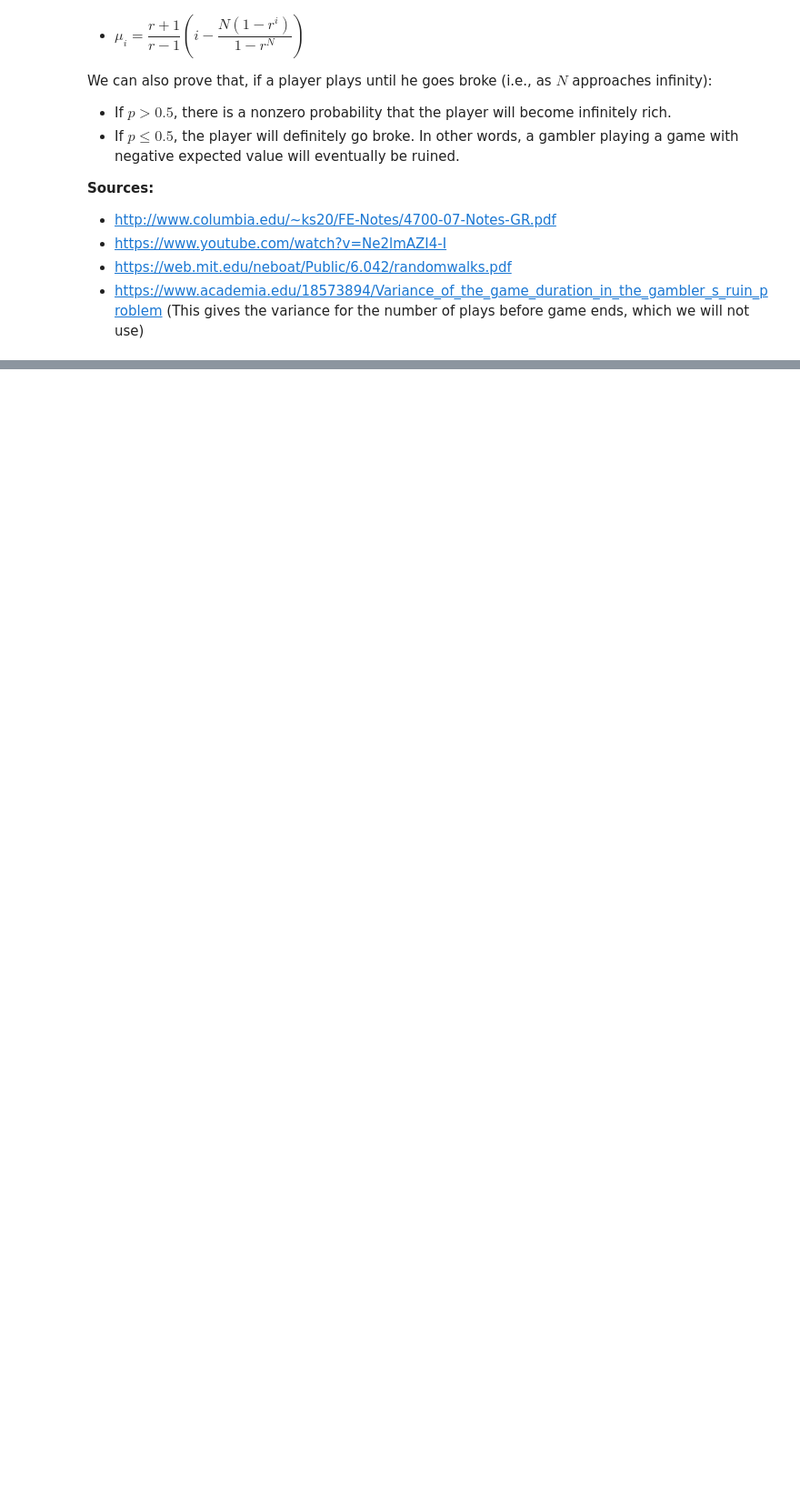
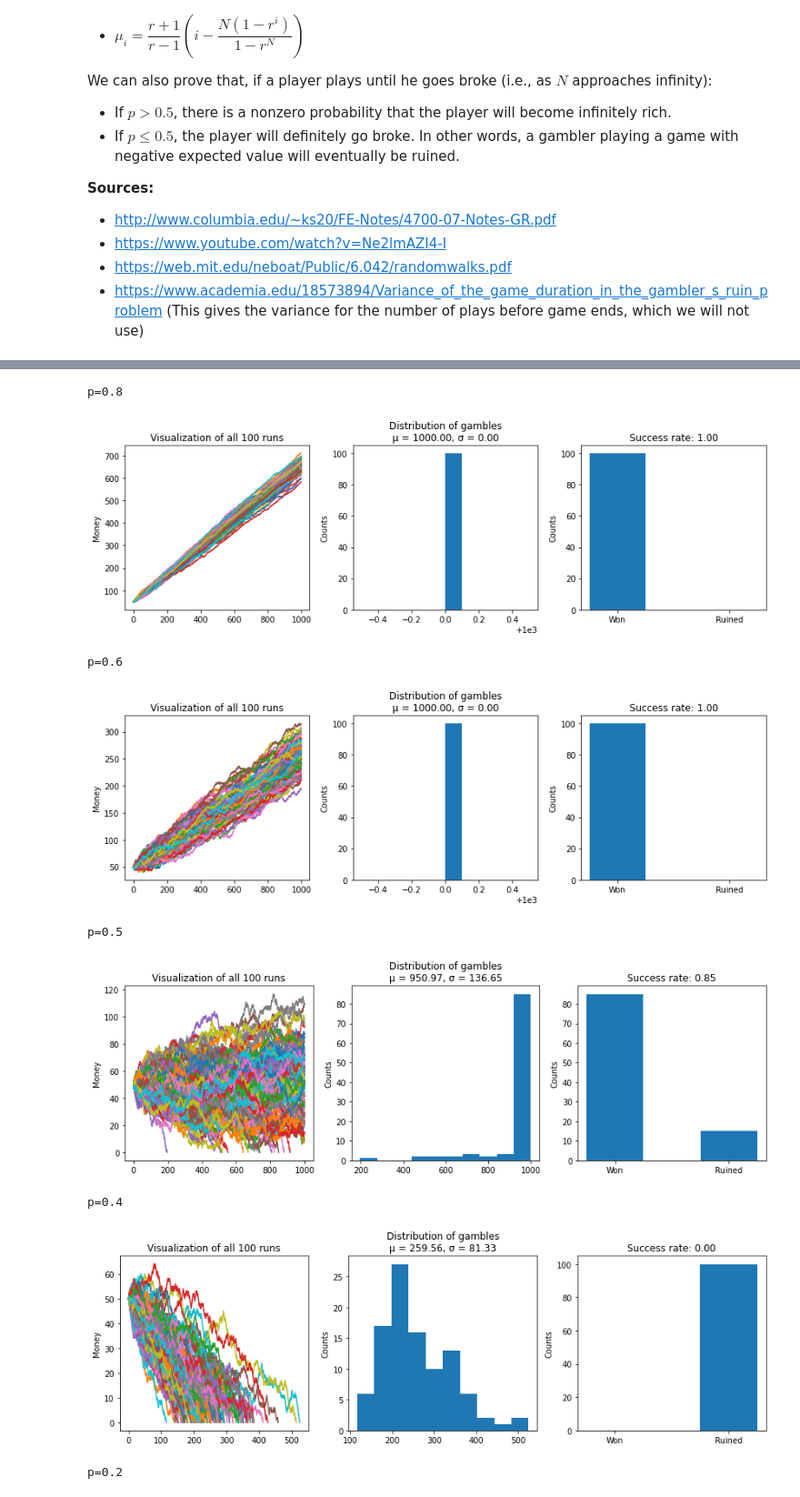
Before and after one commit to kubrian/central-weiner-theorem, a Jupyter notebook: Central Weiner Theorem.ipynb, the cells around one changed output, grey strips where cells are left out. Shown at 91% size. Saved outputs shown, nothing was run; the diff lists cells and outputs as text; code cells hidden in the pictures; blank space fills up the shorter version.

```diff
--- a/Central Weiner Theorem.ipynb
+++ b/Central Weiner Theorem.ipynb
@@ -407,0 +314,27 @@ Probability of not getting ruined by 1000 plays =  0.0
+# %%
+def single_gambler_ruin_infinite(i=10,p=0.5,max_step=1000):
+    # Highly similar to finite version, except modified exit condition
+    fortune_list = [i]
+    while len(fortune_list) < max_step:
+        # Reusing random walk code!
+        fortune_list.append(next_pos(fortune_list[-1],p))
+        if fortune_list[-1] == 0:
+            break
+    return np.array(fortune_list)
+
+def gamblers_ruin_infinite(i=50, p=0.7, runs=100, max_step=1000):
+    return np.array([single_gambler_ruin_infinite(i,p,max_step) for _ in range(runs)],dtype=object)
+
+for p in [0.8,0.6,0.5,0.4,0.2]:
+    print(f'p={p}')
+    plot_gambler_ruin(gamblers_ruin_infinite(p=p))
+# %% [output]
+p=0.8
+[figure, added]
+p=0.6
+[figure, added]
+p=0.5
+[figure, added]
+p=0.4
+[figure, added]
+p=0.2
```
Also changed, not shown: parts of 14 cells of this notebook.
